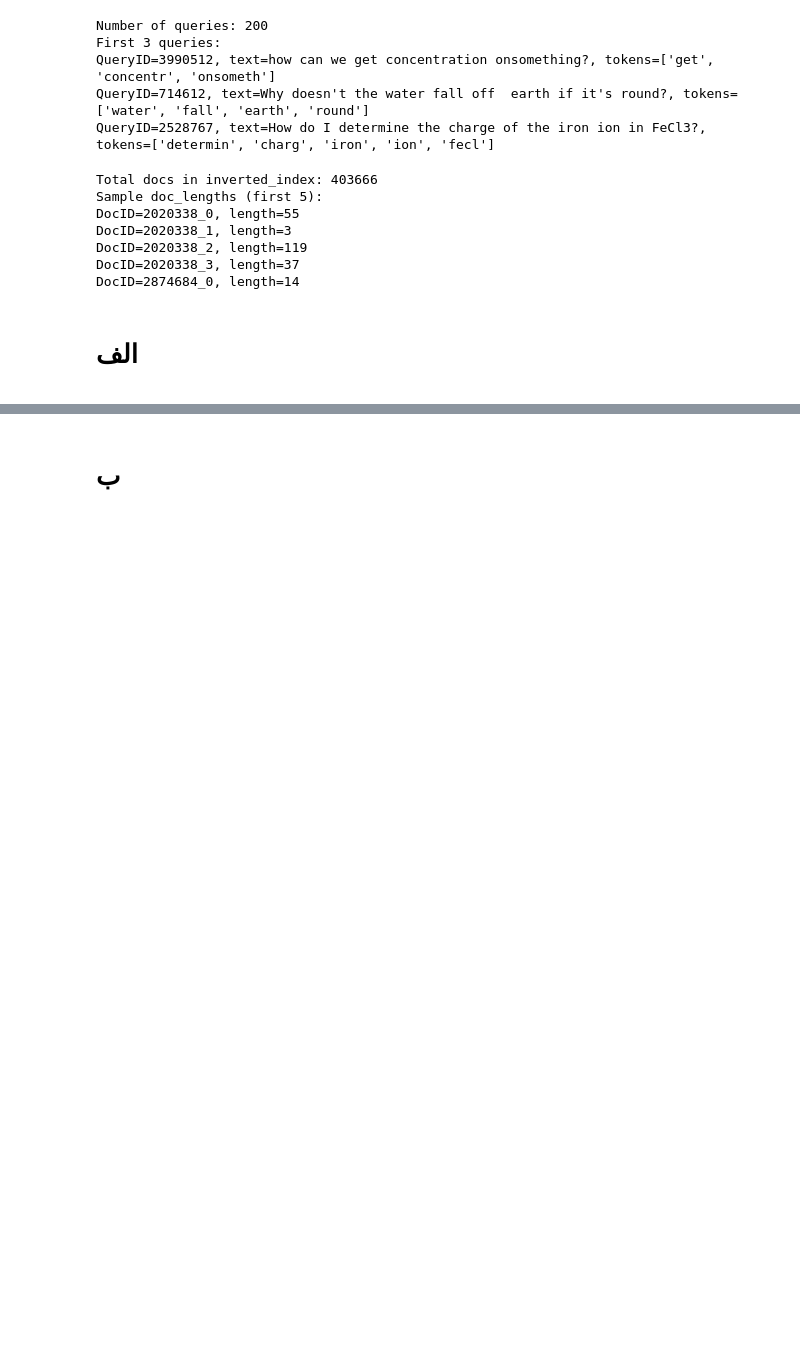
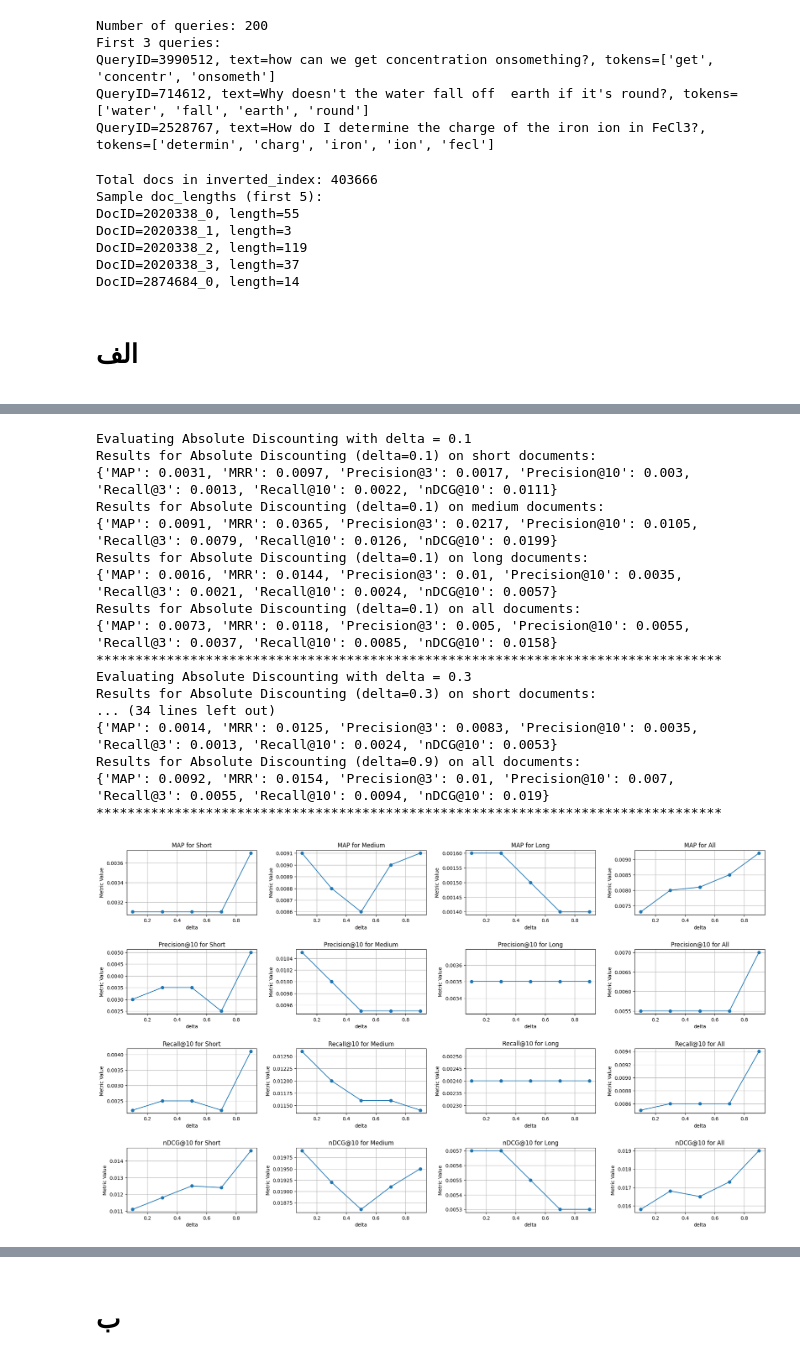
Before and after one commit to roz-pnv/IIR, a Jupyter notebook: IIR-CA2-220107046/code/IIR_CA2_code_220701046.ipynb, the cells around one changed output, grey strips where cells are left out. Drawn from its saved outputs; the diff is of its cells as text; code cells hidden in the pictures; blank space fills up the shorter version.

```diff
--- a/IIR-CA2-220107046/code/IIR_CA2_code_220701046.ipynb
+++ b/IIR-CA2-220107046/code/IIR_CA2_code_220701046.ipynb
@@ -231,0 +743,27 @@ print(summary_df)
+# %%
+delta_values = [0.1, 0.3, 0.5, 0.7, 0.9]
+ad_results = handler.param_sweep_for_categories(
+    smoothing_method=rm.absolute_discounting_score,
+    param_name="delta",
+    param_values=delta_values,
+    method_name="Absolute Discounting"
+)
+# %% [output]
+Evaluating Absolute Discounting with delta = 0.1
+Results for Absolute Discounting (delta=0.1) on short documents:
+{'MAP': 0.0031, 'MRR': 0.0097, 'Precision@3': 0.0017, 'Precision@10': 0.003, 'Recall@3': 0.0013, 'Recall@10': 0.0022, 'nDCG@10': 0.0111}
+Results for Absolute Discounting (delta=0.1) on medium documents:
+{'MAP': 0.0091, 'MRR': 0.0365, 'Precision@3': 0.0217, 'Precision@10': 0.0105, 'Recall@3': 0.0079, 'Recall@10': 0.0126, 'nDCG@10': 0.0199}
+Results for Absolute Discounting (delta=0.1) on long documents:
+{'MAP': 0.0016, 'MRR': 0.0144, 'Precision@3': 0.01, 'Precision@10': 0.0035, 'Recall@3': 0.0021, 'Recall@10': 0.0024, 'nDCG@10': 0.0057}
+Results for Absolute Discounting (delta=0.1) on all documents:
+{'MAP': 0.0073, 'MRR': 0.0118, 'Precision@3': 0.005, 'Precision@10': 0.0055, 'Recall@3': 0.0037, 'Recall@10': 0.0085, 'nDCG@10': 0.0158}
+********************************************************************************
+Evaluating Absolute Discounting with delta = 0.3
+Results for Absolute Discounting (delta=0.3) on short documents:
+... (34 lines left out)
+{'MAP': 0.0014, 'MRR': 0.0125, 'Precision@3': 0.0083, 'Precision@10': 0.0035, 'Recall@3': 0.0013, 'Recall@10': 0.0024, 'nDCG@10': 0.0053}
+Results for Absolute Discounting (delta=0.9) on all documents:
+{'MAP': 0.0092, 'MRR': 0.0154, 'Precision@3': 0.01, 'Precision@10': 0.007, 'Recall@3': 0.0055, 'Recall@10': 0.0094, 'nDCG@10': 0.019}
+********************************************************************************
+[figure, added]
```
Also changed, not shown: parts of 49 cells of this notebook, 1 other file.
